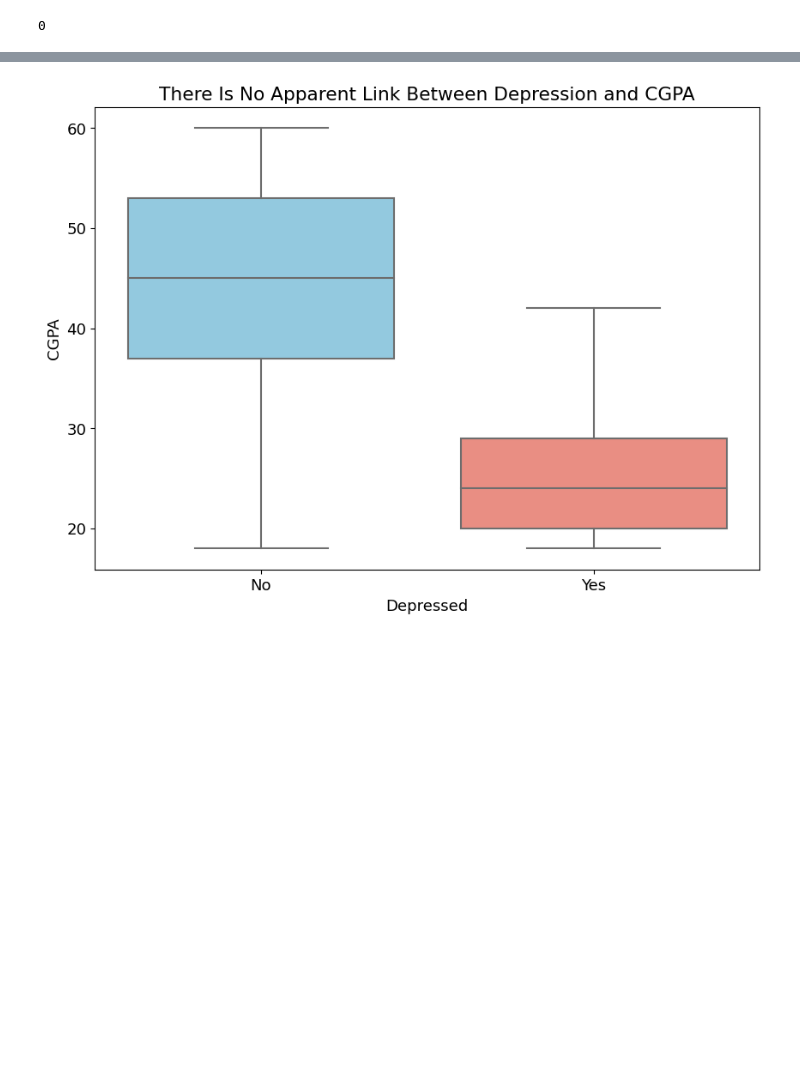
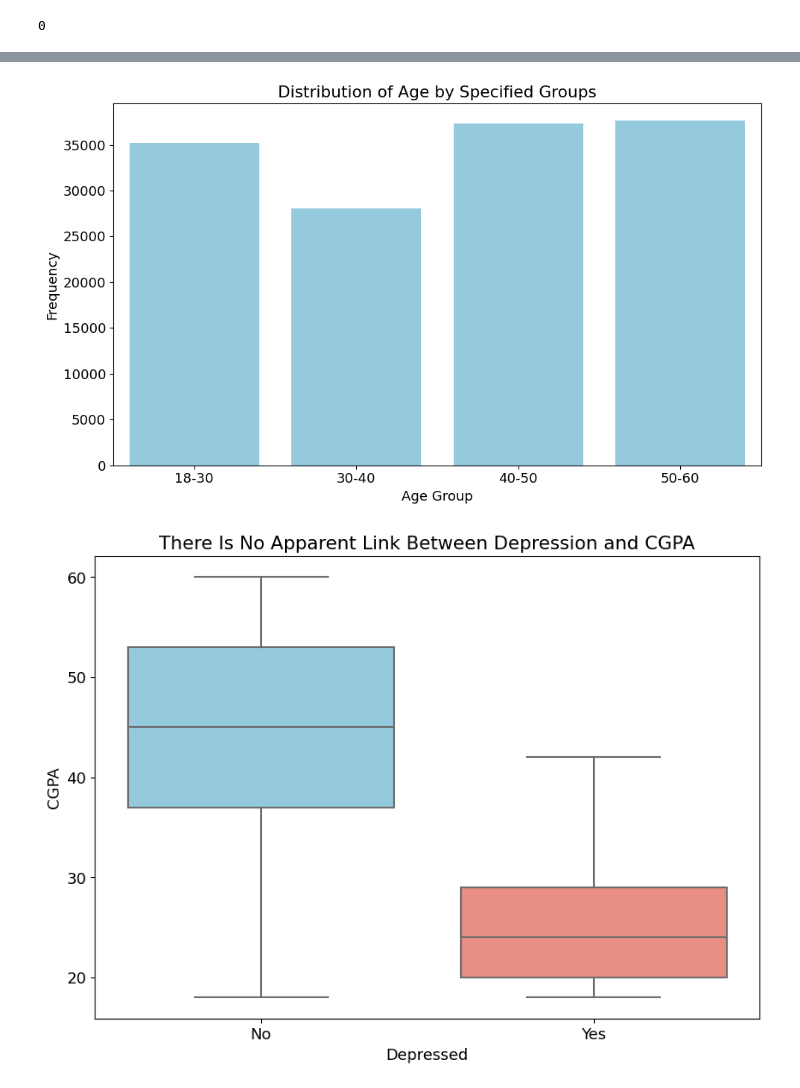
Before and after one commit to Joehmyers/mental-health-classification-experiment, a Jupyter notebook: kaggle_mental_health_competition.ipynb, the cells around one changed output, grey strips where cells are left out. Saved outputs shown, nothing was run; the diff lists cells and outputs as text; code cells hidden in the pictures; blank space fills up the shorter version.

```diff
--- a/kaggle_mental_health_competition.ipynb
+++ b/kaggle_mental_health_competition.ipynb
@@ -633,2 +676,29 @@ We can see a class imbalance in our target column of roughly 6 to 1, which may r
+# %%
+# Assuming df_train["age"] contains the data you want to plot
+df = df_train["age"].astype("int")
+
+# Define the bins and labels
+bins = [18, 30, 40, 50, 60]
+labels = ['18-30', '30-40', '40-50', '50-60']
+
+# Bin the ages into the specified groups
+df_binned = pd.cut(df, bins=bins, labels=labels, right=False)  # right=False includes the left edge, but excludes the right edge
+
+# Create a figure for the count plot
+plt.figure(figsize=(10, 6))  # Adjust figsize as needed
+
+# Plot countplot for the binned data
+sns.countplot(x=df_binned, color="skyblue")
+
+# Set title and labels
+plt.title("Distribution of Age by Specified Groups")
+plt.xlabel("Age Group")
+plt.ylabel("Frequency")
+
+# Show plot
+plt.tight_layout()
+plt.show()
+# %% [output]
+[figure, added]
 # %%
 plt.figure(figsize=(10,7))
```
Also changed, not shown: parts of 30 cells of this notebook.
